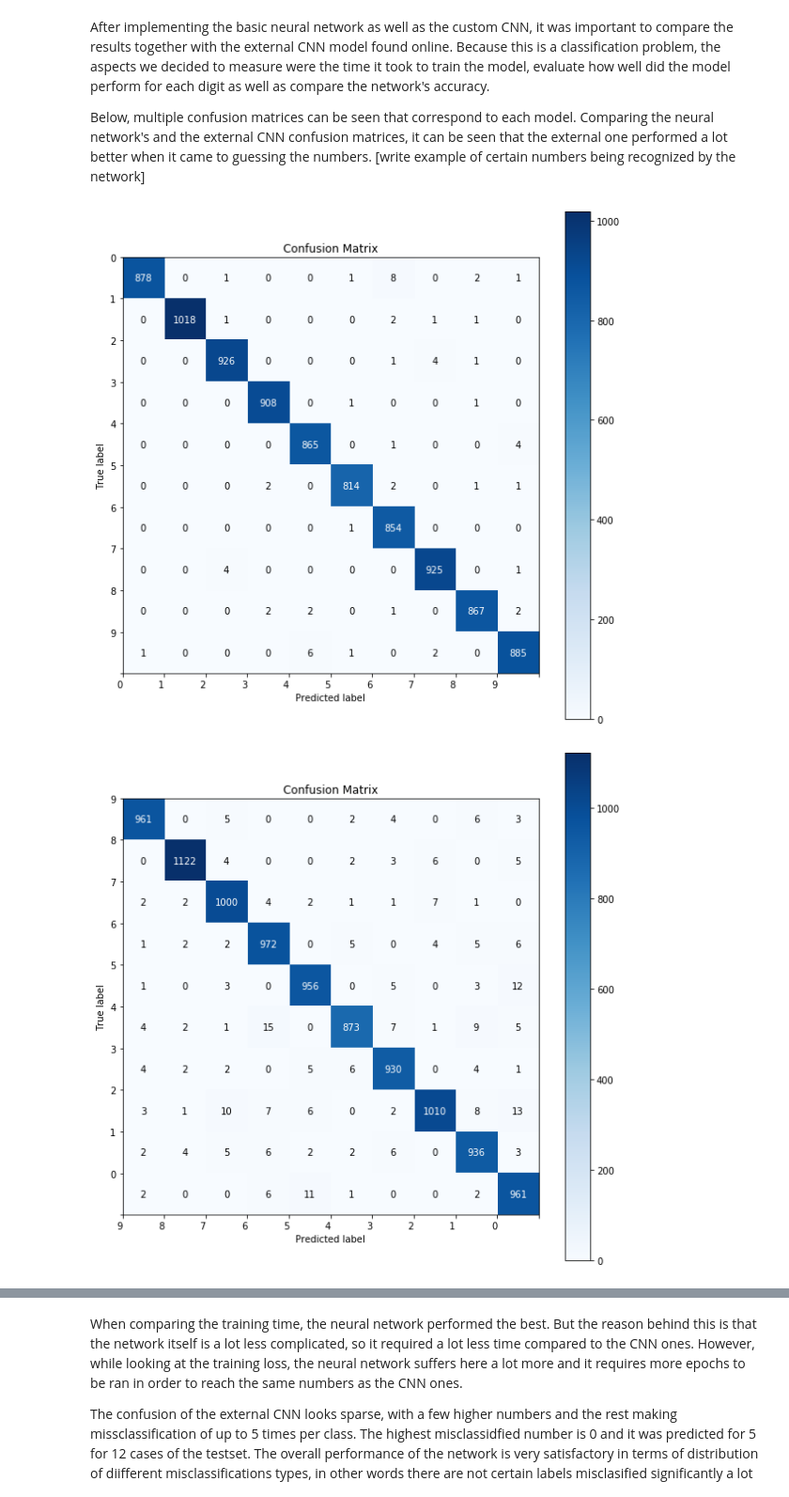
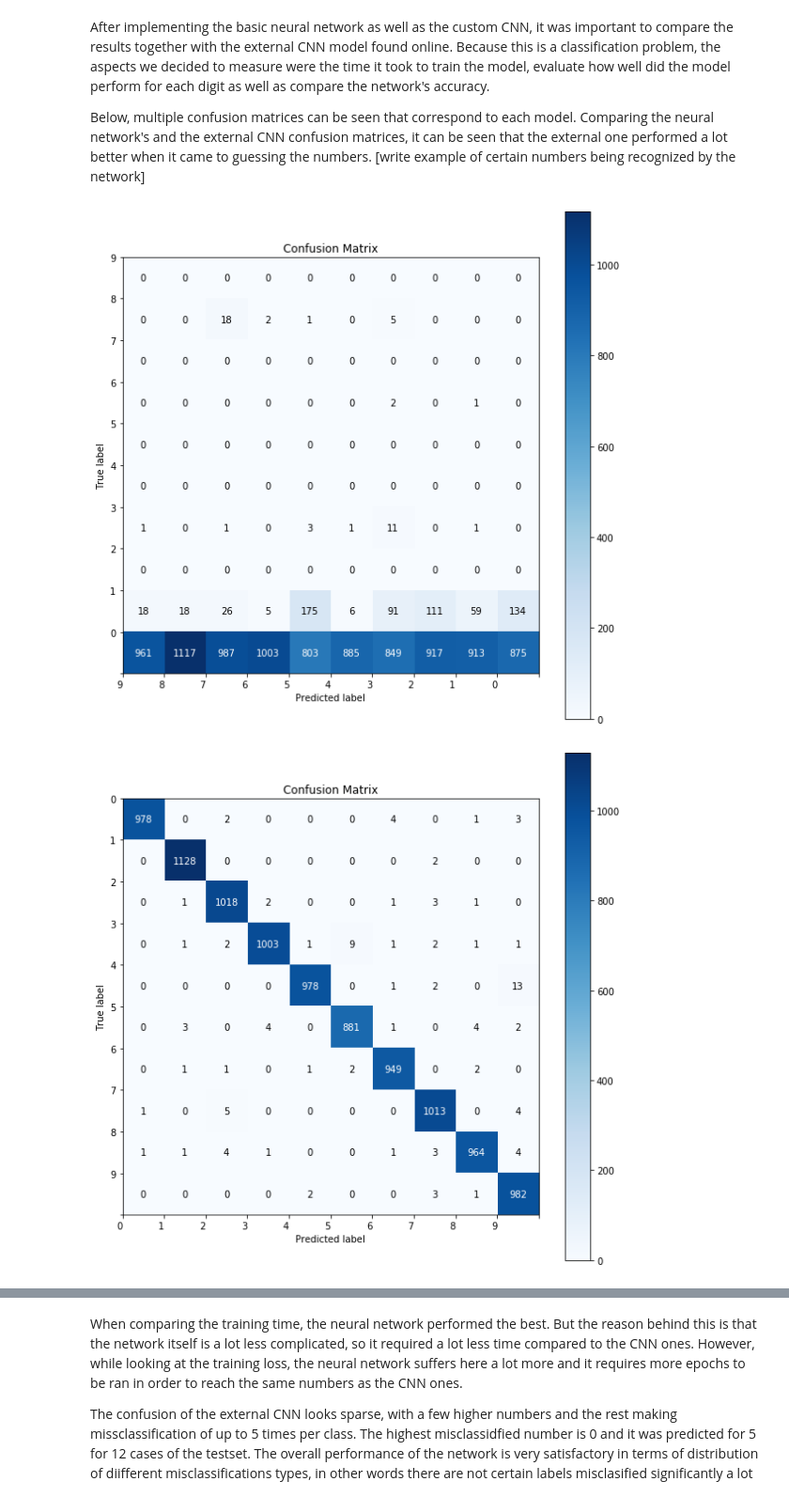
Before and after one commit to agroshar/DIT411-Introduction-to-AI, a Jupyter notebook: Neural Network.ipynb, the cells around one changed output, grey strips where cells are left out. Shown at 94% size. Cells and saved outputs as stored; diff of their text form; code cells hidden in the pictures.

Commit message:
added results of the basic network

```diff
--- a/Neural Network.ipynb
+++ b/Neural Network.ipynb
@@ -880,14 +881,14 @@ After implementing the basic neural network as well as the custom CNN, it was im
 
 Below, multiple confusion matrices can be seen that correspond to each model. Comparing the neural network's and the external CNN confusion matrices, it can be seen that the external one performed a lot better when it came to guessing the numbers. [write example of certain numbers being recognized by the network]
 # %%
+# Plot confusion matrix of the simple neural network
+plot_confusion_matrix(predicted_labels, actual_labels, label_list)
+
+# Plot confusion matrix of our custom CNN
+plot_confusion_matrix(predicted_labels_custom_CNN, actual_labels_custom_CNN, label_list)
+
 # Plot confusion matrix of the external CNN
 plot_confusion_matrix(predicted_labels_external_CNN, actual_labels_external_CNN, label_list)
-
-# Plot confusion matrix of our custom CNN
-#plot_confusion_matrix(predicted_labels_custom_CNN, actual_labels_custom_CNN, label_list)
-
-# Plot confusion matrix of the simple neural network
-plot_confusion_matrix(predicted_labels, actual_labels, label_list)
 # %% [output]
-[figure, old version]
+[figure, new version]
-[figure, old version]
+[figure, new version]
```
Also changed, not shown: parts of 4 cells of this notebook.
